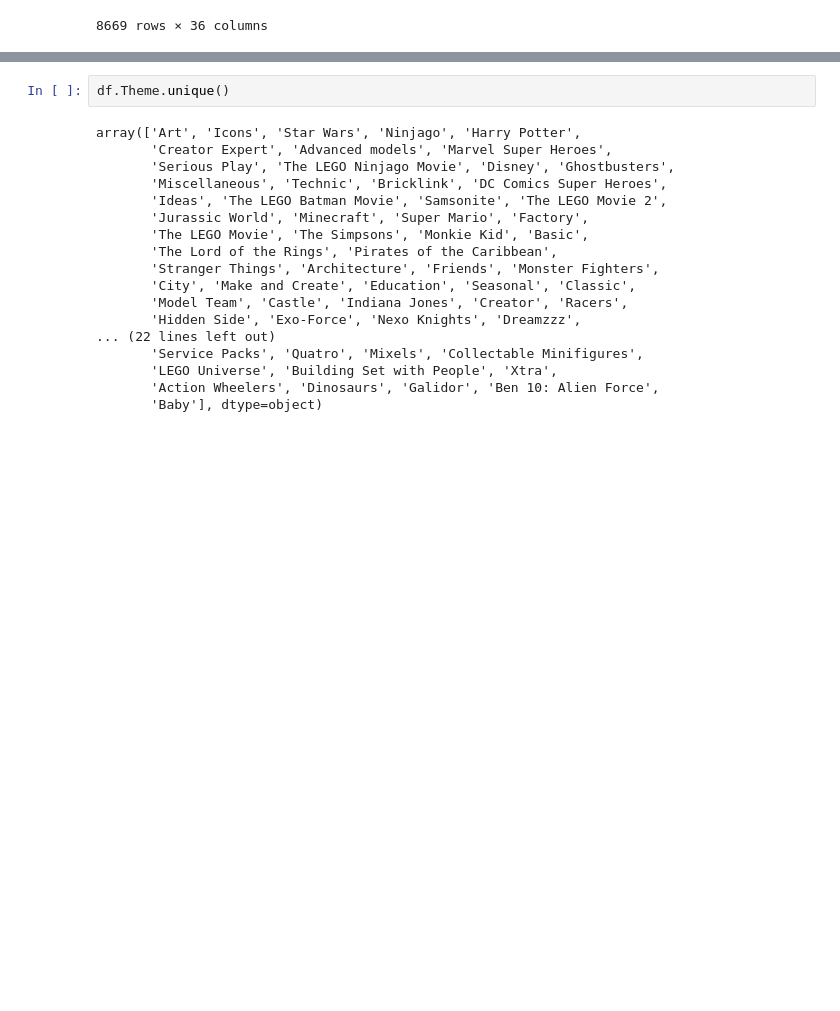
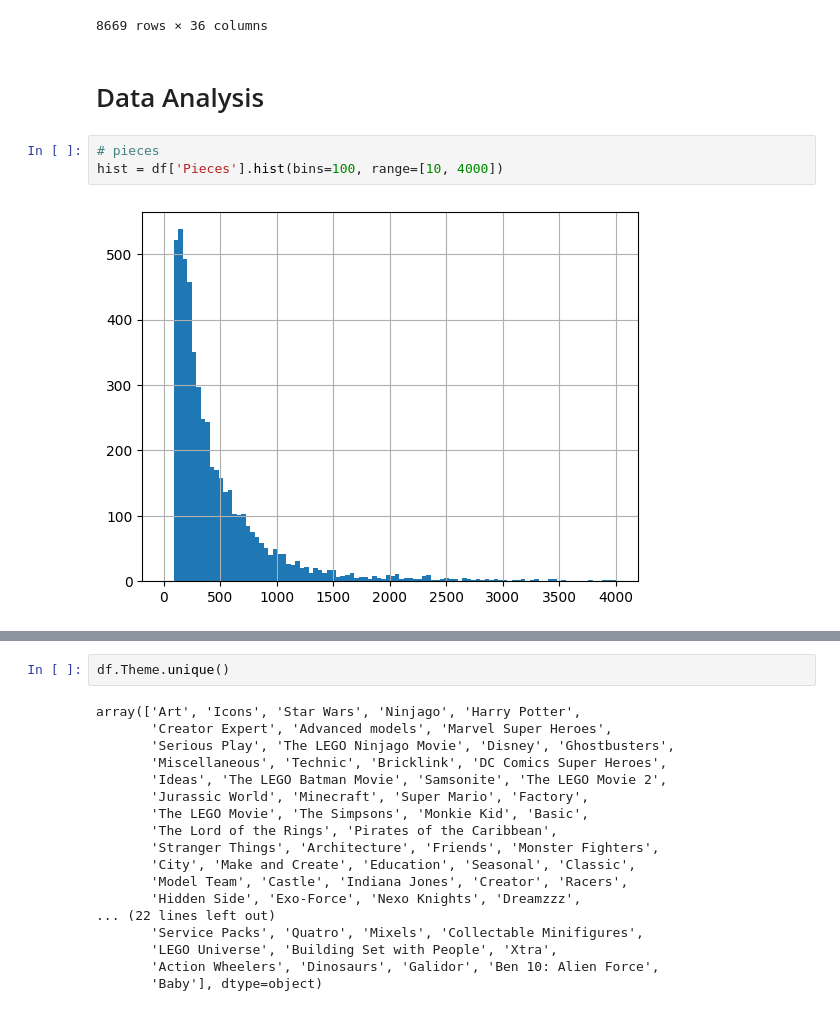
Before and after one commit to aceeedev/brickdle, a Jupyter notebook: data-analysis/data_analysis.ipynb, the cells around one changed output, grey strips where cells are left out. Saved outputs shown, nothing was run; the diff lists cells and outputs as text; blank space fills up the shorter version.

Commit message:
Shuffled csv used and made some histograms

```diff
--- a/data-analysis/data_analysis.ipynb
+++ b/data-analysis/data_analysis.ipynb
@@ -25,3 +25,10 @@ df
 | 12944 | 5813-1 | Duplo | Cars | 2010 | Lightning McQueen | 1.0 | 11.0 | 13.49 | 14.99 | 19.99 | ... |
 | 12945 | 5817-1 | Duplo | Cars | 2011 | Agent Mater | 1.0 | 11.0 | 13.49 | 14.99 | 19.99 | ... |
 8669 rows × 36 columns
+# %% [markdown]
+# Data Analysis
+# %%
+# pieces
+hist = df['Pieces'].hist(bins=100, range=[10, 4000])
+# %% [output]
+[figure, added]
```
Also changed, not shown: parts of 2 cells of this notebook, 2 other files.
